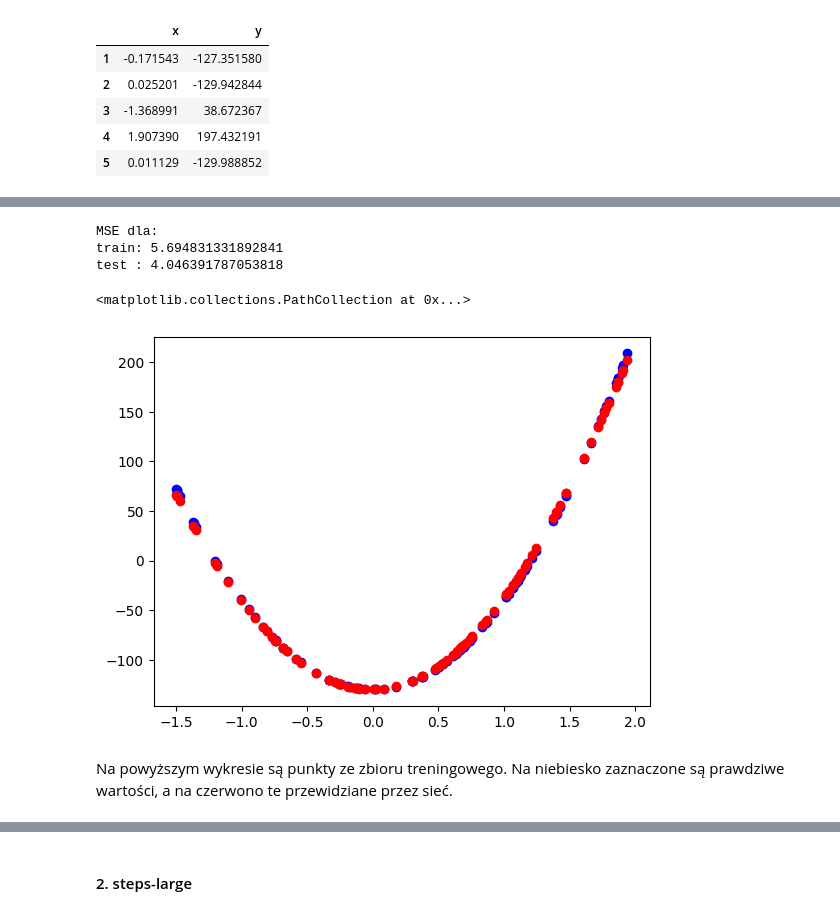
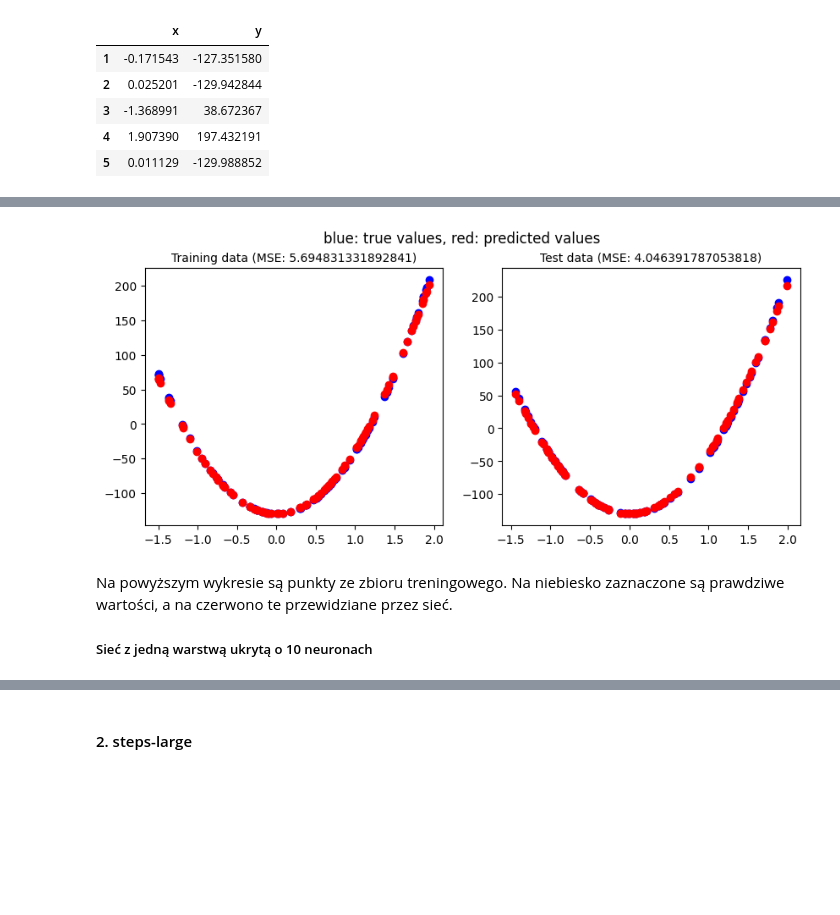
Before and after one commit to skowronskid/Computational-Analysis-Methods, a Jupyter notebook: main.ipynb, the cells around one changed output, grey strips where cells are left out. Drawn from its saved outputs; the diff is of its cells as text; code cells hidden in the pictures; blank space fills up the shorter version.

```diff
--- a/main.ipynb
+++ b/main.ipynb
@@ -102,19 +97,12 @@ mlp.add(Layer(
     biases = np.array([900]),
     func=linear
     ),name = "Output")
-# %%
-y_train = mlp.predict(df_square[["x"]])
-y_test = mlp.predict(df_square_test[["x"]])
-print(f'MSE dla: \ntrain: {mean_squared_error(df_square[["y"]], y_train)} \ntest : {mean_squared_error(df_square_test[["y"]], y_test)}')
-# %% [output]
-MSE dla:
-train: 5.694831331892841
-test : 4.046391787053818
-# %%
-plt.scatter(df_square["x"],df_square["y"], color="blue")
-plt.scatter(df_square['x'], y_train, color='red')
-# %% [output]
-<matplotlib.collections.PathCollection at 0x...>
-[figure, removed]
+# %%
+plot_predictions(mlp, df_square, df_square_test)
+# %% [output]
+[figure, added]
 # %% [markdown]
 Na powyższym wykresie są punkty ze zbioru treningowego. Na niebiesko zaznaczone są prawdziwe wartości, a na czerwono te przewidziane przez sieć.
+
+
+##### Sieć z jedną warstwą ukrytą o 10 neuronach
```
Also changed, not shown: parts of 32 cells of this notebook, 1 other file.
